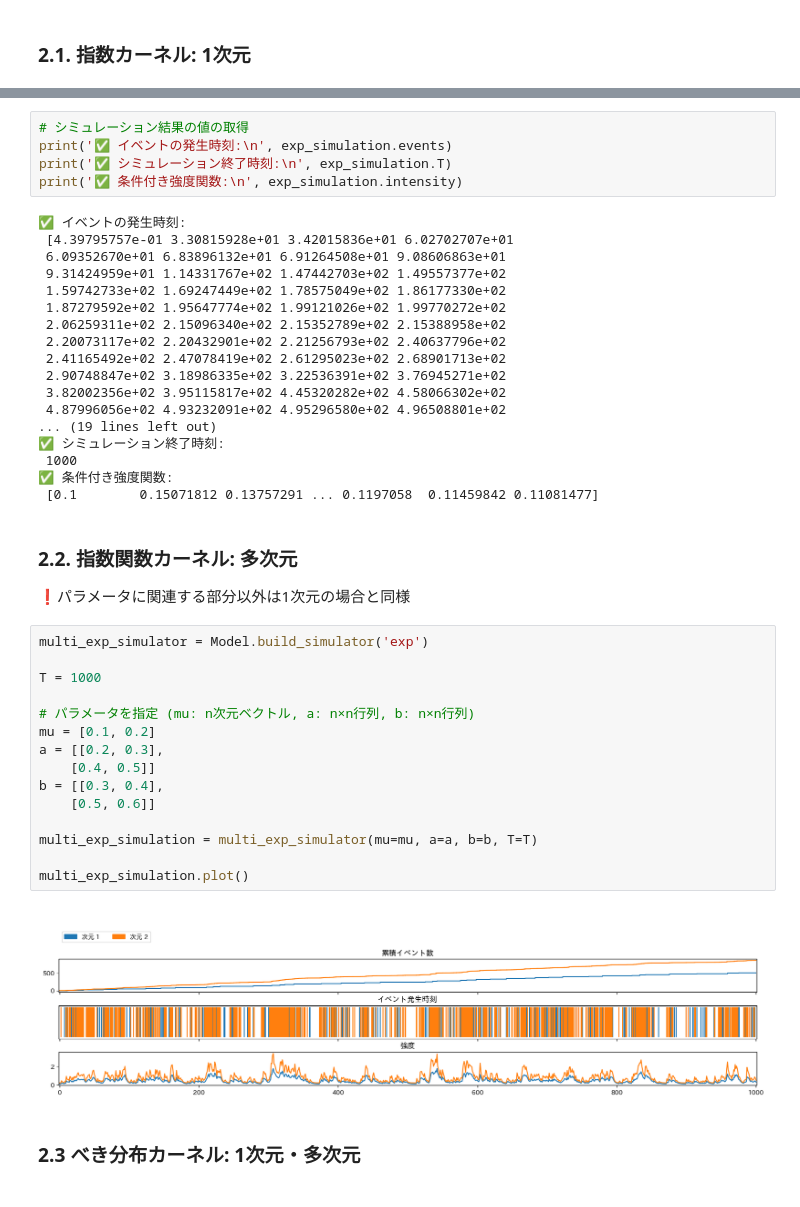
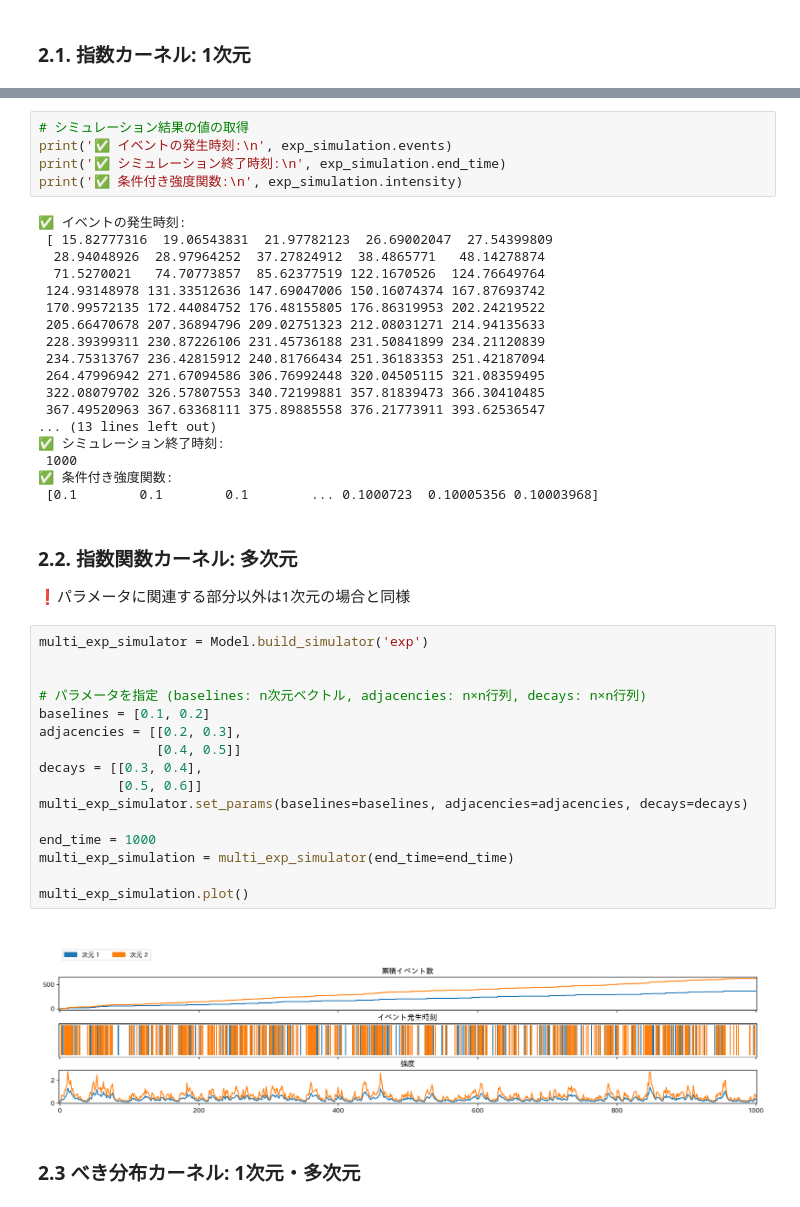
Before and after one commit to s-kojima1227/hp, a Jupyter notebook: tutorial.ipynb, the cells around one changed output, grey strips where cells are left out. Cells and saved outputs as stored; diff of their text form.

```diff
--- a/tutorial.ipynb
+++ b/tutorial.ipynb
@@ -49,26 +47,26 @@ exp_simulation.plot()
 # %%
 # シミュレーション結果の値の取得
 print('✅ イベントの発生時刻:\n', exp_simulation.events)
-print('✅ シミュレーション終了時刻:\n', exp_simulation.T)
+print('✅ シミュレーション終了時刻:\n', exp_simulation.end_time)
 print('✅ 条件付き強度関数:\n', exp_simulation.intensity)
 # %% [output]
 ✅ イベントの発生時刻:
- [4.39795757e-01 3.30815928e+01 3.42015836e+01 6.02702707e+01
- 6.09352670e+01 6.83896132e+01 6.91264508e+01 9.08606863e+01
- 9.31424959e+01 1.14331767e+02 1.47442703e+02 1.49557377e+02
- 1.59742733e+02 1.69247449e+02 1.78575049e+02 1.86177330e+02
- 1.87279592e+02 1.95647774e+02 1.99121026e+02 1.99770272e+02
- 2.06259311e+02 2.15096340e+02 2.15352789e+02 2.15388958e+02
- 2.20073117e+02 2.20432901e+02 2.21256793e+02 2.40637796e+02
- 2.41165492e+02 2.47078419e+02 2.61295023e+02 2.68901713e+02
- 2.90748847e+02 3.18986335e+02 3.22536391e+02 3.76945271e+02
- 3.82002356e+02 3.95115817e+02 4.45320282e+02 4.58066302e+02
- 4.87996056e+02 4.93232091e+02 4.95296580e+02 4.96508801e+02
-... (19 lines left out)
+ [ 15.82777316  19.06543831  21.97782123  26.69002047  27.54399809
+  28.94048926  28.97964252  37.27824912  38.4865771   48.14278874
+  71.5270021   74.70773857  85.62377519 122.1670526  124.76649764
+ 124.93148978 131.33512636 147.69047006 150.16074374 167.87693742
+ 170.99572135 172.44084752 176.48155805 176.86319953 202.24219522
+ 205.66470678 207.36894796 209.02751323 212.08031271 214.94135633
+ 228.39399311 230.87226106 231.45736188 231.50841899 234.21120839
+ 234.75313767 236.42815912 240.81766434 251.36183353 251.42187094
+ 264.47996942 271.67094586 306.76992448 320.04505115 321.08359495
+ 322.08079702 326.57807553 340.72199881 357.81839473 366.30410485
+ 367.49520963 367.63368111 375.89885558 376.21773911 393.62536547
+... (13 lines left out)
 ✅ シミュレーション終了時刻:
  1000
 ✅ 条件付き強度関数:
- [0.1        0.15071812 0.13757291 ... 0.1197058  0.11459842 0.11081477]
+ [0.1        0.1        0.1        ... 0.1000723  0.10005356 0.10003968]
 # %% [markdown]
 ### 2.2. 指数関数カーネル: 多次元
 
@@ -76,20 +74,21 @@ print('✅ 条件付き強度関数:\n', exp_simulation.intensity)
 # %%
 multi_exp_simulator = Model.build_simulator('exp')
 
-T = 1000
 
-# パラメータを指定 (mu: n次元ベクトル, a: n×n行列, b: n×n行列)
-mu = [0.1, 0.2]
-a = [[0.2, 0.3],
-    [0.4, 0.5]]
-b = [[0.3, 0.4],
-    [0.5, 0.6]]
+# パラメータを指定 (baselines: n次元ベクトル, adjacencies: n×n行列, decays: n×n行列)
+baselines = [0.1, 0.2]
+adjacencies = [[0.2, 0.3],
+               [0.4, 0.5]]
+decays = [[0.3, 0.4],
+          [0.5, 0.6]]
+multi_exp_simulator.set_params(baselines=baselines, adjacencies=adjacencies, decays=decays)
 
-multi_exp_simulation = multi_exp_simulator(mu=mu, a=a, b=b, T=T)
+end_time = 1000
+multi_exp_simulation = multi_exp_simulator(end_time=end_time)
 
 multi_exp_simulation.plot()
 # %% [output]
-[figure, old version]
+[figure, new version]
 # %% [markdown]
 ### 2.3 べき分布カーネル: 1次元・多次元
 # %%
```
Also changed, not shown: parts of 13 cells of this notebook, 4 other files.
